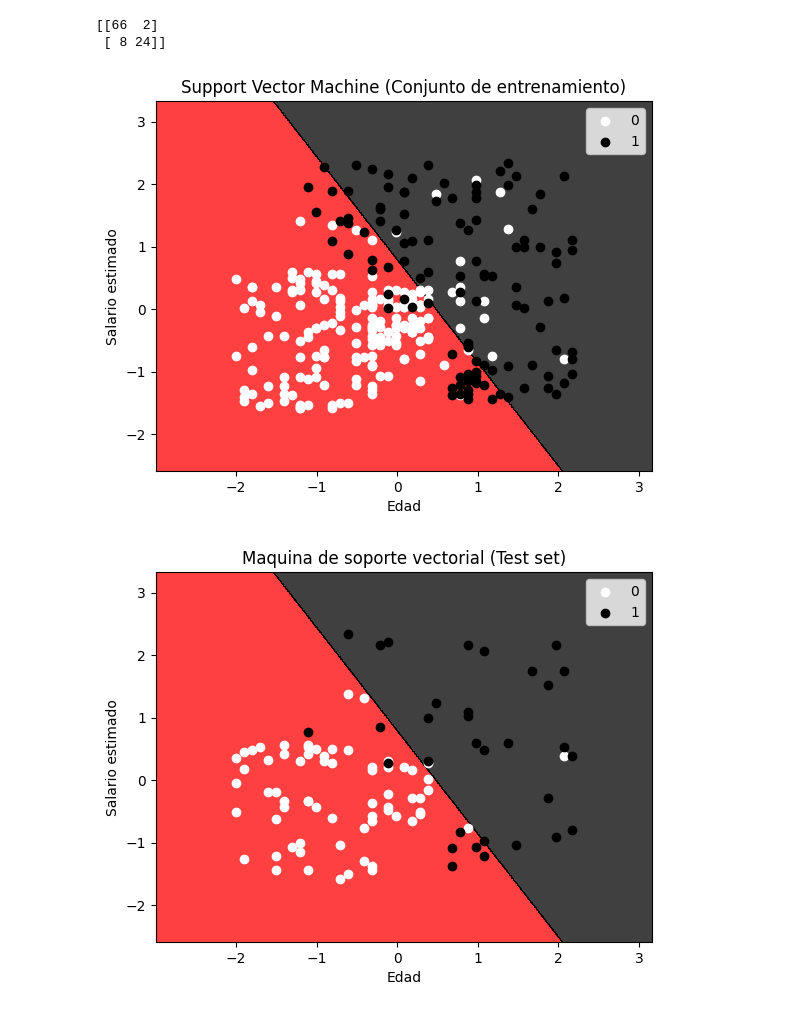
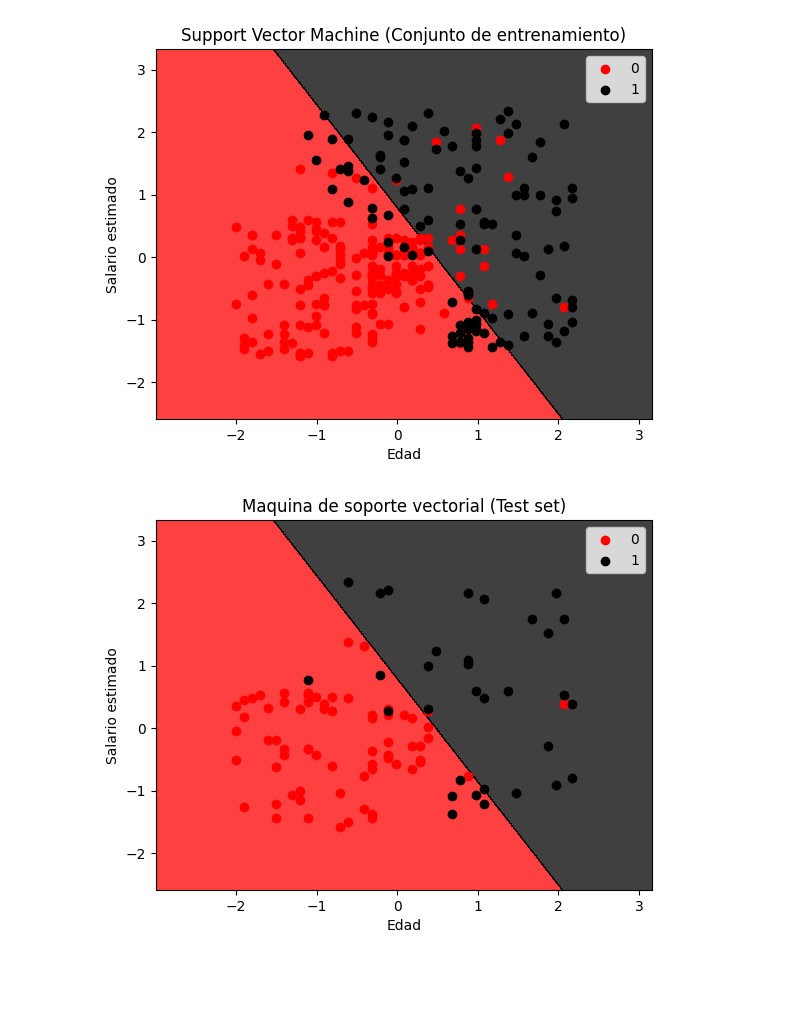
Before and after one commit to DiegoCastr00/Machine_Learning, a Jupyter notebook: Practica_7_SVM/SVM.ipynb, the cells around one changed output. Drawn from its saved outputs; the diff is of its cells as text; code cells hidden in the pictures; blank space fills up the shorter version.

```diff
--- a/Practica_7_SVM/SVM.ipynb
+++ b/Practica_7_SVM/SVM.ipynb
@@ -5,7 +5,7 @@ import pandas as pd
 
 # Importar los datasets
 
-datasets = pd.read_csv('Social_Network_Ads.csv')
+datasets = pd.read_csv('/content/sample_data/Social_Network_Ads.csv')
 X = datasets.iloc[:, [2,3]].values
 Y = datasets.iloc[:, 4].values
 
@@ -34,7 +34,7 @@ Y_Pred = classifier.predict(X_Test)
 
 from sklearn.metrics import confusion_matrix
 cm = confusion_matrix(Y_Test, Y_Pred)
-print(cm)
+
 # Visualisar los resultados del entrenamiento
 
 from matplotlib.colors import ListedColormap
@@ -44,36 +44,34 @@ X1, X2 = np.meshgrid(np.arange(start = X_Set[:, 0].min() - 1, stop = X_Set[:, 0]
 plt.contourf(X1, X2, classifier.predict(np.array([X1.ravel(), X2.ravel()]).T).reshape(X1.shape),
              alpha = 0.75, cmap = ListedColormap(('red', 'black')))
 plt.xlim(X1.min(), X1.max())
 plt.ylim(X2.min(), X2.max())
 for i, j in enumerate(np.unique(Y_Set)):
     plt.scatter(X_Set[Y_Set == j, 0], X_Set[Y_Set == j, 1],
-                c = ListedColormap(('white', 'black'))(i), label = j)
+                c = ListedColormap(('red', 'black'))(i), label = j)
 plt.title('Support Vector Machine (Conjunto de entrenamiento)')
 plt.xlabel('Edad')
 plt.ylabel('Salario estimado')
 plt.legend()
 plt.show()
 
 # Visualisar los resultados de las pruebas
 
 from matplotlib.colors import ListedColormap
 X_Set, Y_Set = X_Test, Y_Test
 X1, X2 = np.meshgrid(np.arange(start = X_Set[:, 0].min() - 1, stop = X_Set[:, 0].max() + 1, step = 0.01),
                      np.arange(start = X_Set[:, 1].min() - 1, stop = X_Set[:, 1].max() + 1, step = 0.01))
 plt.contourf(X1, X2, classifier.predict(np.array([X1.ravel(), X2.ravel()]).T).reshape(X1.shape),
              alpha = 0.75, cmap = ListedColormap(('red', 'black')))
 plt.xlim(X1.min(), X1.max())
 plt.ylim(X2.min(), X2.max())
 for i, j in enumerate(np.unique(Y_Set)):
     plt.scatter(X_Set[Y_Set == j, 0], X_Set[Y_Set == j, 1],
-                c = ListedColormap(('white', 'black'))(i), label = j)
+                c = ListedColormap(('red', 'black'))(i), label = j)
 plt.title('Maquina de soporte vectorial (Test set)')
 plt.xlabel('Edad')
 plt.ylabel('Salario estimado')
 plt.legend()
 plt.show()
 # %% [output]
-[[66  2]
- [ 8 24]]
-[figure, old version]
+[figure, new version]
-[figure, old version]
+[figure, new version]
```
Also changed, not shown: 2 other files.
